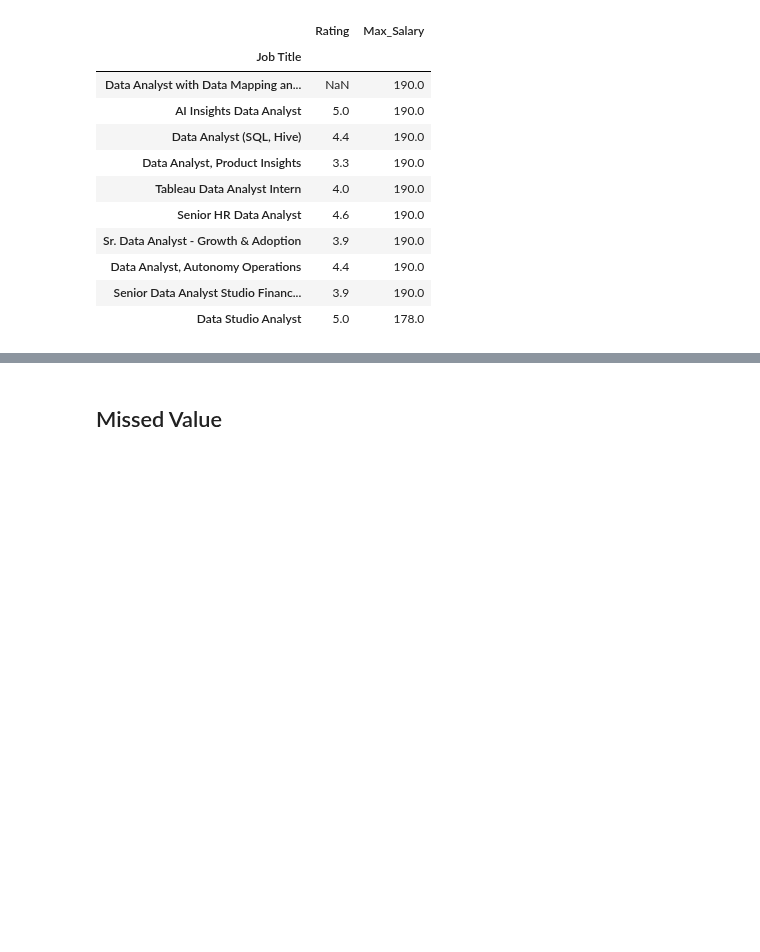
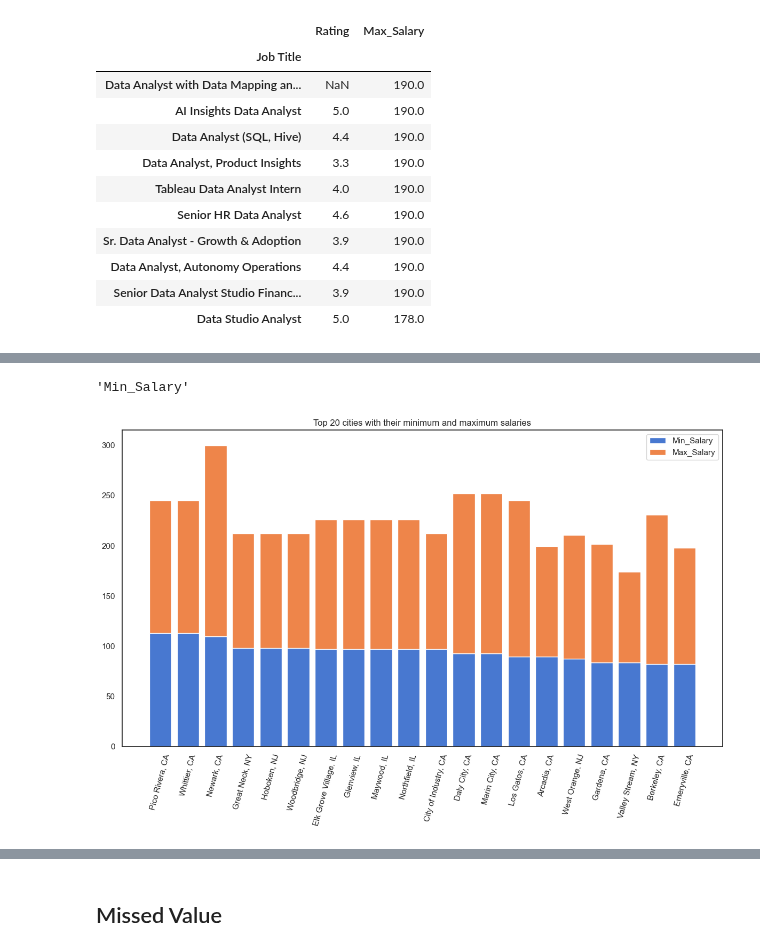
Before and after one commit to latifkara/dataScienceProjects, a Jupyter notebook: Jobs_Data_analysis/Job_estimate.ipynb, the cells around one changed output, grey strips where cells are left out. Drawn from its saved outputs; the diff is of its cells as text; code cells hidden in the pictures; blank space fills up the shorter version.

```diff
--- a/Jobs_Data_analysis/Job_estimate.ipynb
+++ b/Jobs_Data_analysis/Job_estimate.ipynb
@@ -135,0 +193,17 @@ chart = chart.set_xticklabels(
+# %%
+def bar_plot(df, col1, col2):
+    plt.figure(figsize=(12,8))
+    plt.title("Top 20 cities with their minimum and maximum salaries")
+    plt.bar(x=df.index, height=col1, data=df)
+    plt.bar(x=df.index, height=col2, data=df, bottom=col1)
+    plt.xticks(rotation=75)
+    plt.legend([col1.name, col2.name])
+    plt.tight_layout()
+# %%
+df['Min_Salary'].name
+# %% [output]
+'Min_Salary'
+# %%
+bar_plot(df, df['Min_Salary'], df['Max_Salary'])
+# %% [output]
+[figure, added]
```
Also changed, not shown: parts of 8 cells of this notebook.
